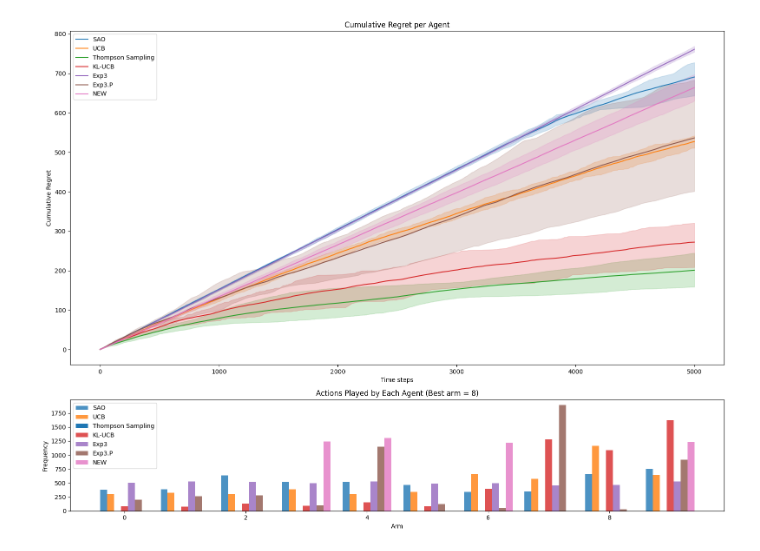
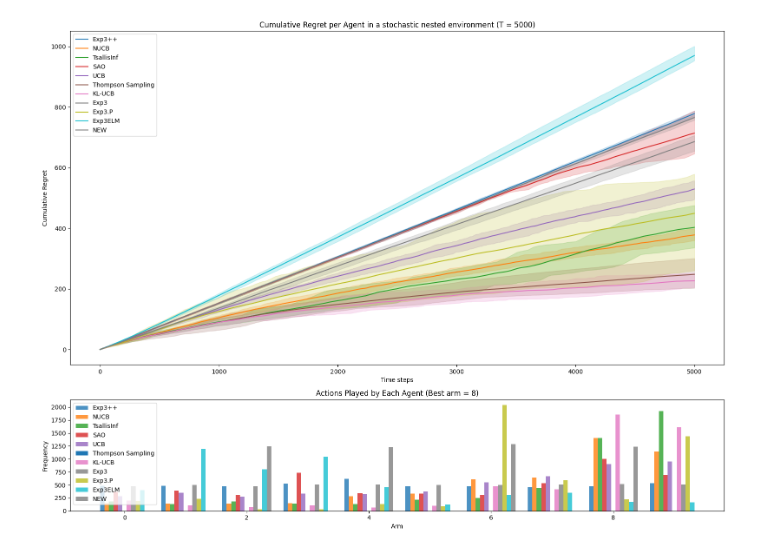
Before and after one commit to AugustinCablant/CRITEO-INTERNSHIP, a Jupyter notebook: MAB_nested_simulations.ipynb, the cells around one changed output. Cells and saved outputs as stored; diff of their text form; code cells hidden in the pictures.

```diff
--- a/MAB_nested_simulations.ipynb
+++ b/MAB_nested_simulations.ipynb
@@ -20,6 +20,8 @@ class NestedBanditEnv(gym.Env):
     def __init__(self, seed=None):
         super(NestedBanditEnv, self).__init__()
         self.tree = self.generate_tree()
+        means = [self.tree.get_mu_leaf(leaf) for leaf in self.tree.get_all_leaves()]
+        self.DELTA = np.array([max(means) - mean for mean in means])
         self.rng = np.random.default_rng(seed)
 
         self.tree.step()  # initial sampling
@@ -98,8 +104,11 @@ class NestedBanditEnv(gym.Env):
 # %%
 import seaborn as sns
 from tqdm import tqdm
+import numpy as np
+from collections import Counter
+import matplotlib.pyplot as plt
 colors = sns.color_palette('colorblind')
-import matplotlib.pyplot as plt
+
 
 def experiment(environment, agents, Nmc, T):
     all_data = {}
@@ -123,7 +132,10 @@ def play(environment, agent, Nmc, T):
             if agent.nested():
                 index_action = agent.draw_action(environment.tree)
             else:
-                index_action = agent.draw_action()
+                if agent.name()=="Exp3++":
+                    index_action = agent.draw_action(gaps=environment.DELTA)
+                else:
+                    index_action = agent.draw_action()
             _, r, _, info = environment.step(index_action)
             agent.observe_reward(r)
 
@@ -132,7 +144,7 @@ def play(environment, agent, Nmc, T):
     return agent.name(), data
 
 
-def plot_regret(regrets, logscale = False, lb = None, q = 10, save_pdf = None):
+def plot_regret(regrets, logscale = False, lb = None, q = 10, save_pdf = None, horizon=5_000):
     """
     regrets must be a dict {'agent_id':regret_table}
     """
@@ -162,20 +174,14 @@ def plot_regret(regrets, logscale = False, lb = None, q = 10, save_pdf = None):
     plt.xlabel('time steps')
     plt.ylabel('Cumulative Regret')
     plt.legend()
+    plt.title(f"Cumulative Regret per Agent in a stochastic nested environment (T = {horizon})")
     if save_pdf != None:
         plt.savefig(f'{save_pdf}')
     reg_plot.show()
 
 
-import matplotlib.pyplot as plt
-import numpy as np
-from collections import Counter
 
-# Palette de couleurs (modifiable selon le nombre d'agents)
-colors = ['tab:blue', 'tab:orange', 'tab:green', 'tab:red', 'tab:purple',
-          'tab:brown', 'tab:pink', 'tab:gray', 'tab:olive', 'tab:cyan']
-
-def plot_regret_and_histogram(regrets, agents, env, logscale=False, lb=None, q=10, save_pdf=None):
+def plot_regret_and_histogram(regrets, agents, env, logscale=False, lb=None, q=10, save_pdf=None, horizon=5_000):
     """
     Plot cumulative regret and histogram of actions played by each agent.
 
@@ -207,7 +213,7 @@ def plot_regret_and_histogram(regrets, agents, env, logscale=False, lb=None, q=1
     ax_regret.set_ylabel("Cumulative Regret")
     ax_regret.set_xlabel("Time steps")
     ax_regret.legend()
-    ax_regret.set_title("Cumulative Regret per Agent")
+    ax_regret.set_title(f"Cumulative Regret per Agent in a stochastic nested environment (T = {horizon})")
 
     # --- Histogram plot ---
     width = 0.8 / len(agents)  # Adjust width for overlap
@@ -757,6 +1046,9 @@ K = 10
 
 env = NestedBanditEnv()
 tree = env.tree
+reinforce_agent = NN(tree, T)
+exp3pp = Exp3PP(tree, T)
+nucb = NUCB(tree, T)
 tsallis = TsallisInf(tree, T)
 exp3 = Exp3(tree, T)
 exp3P = Exp3P(tree, T)
@@ -765,8 +1057,9 @@ new = NestedExponentialWeights(tree, T)
 klucb = KLUCB(tree, T)
 ts = TS(tree, T)
 sao = SAO(tree, T)
+exp3elm = Exp3ELM(tree, T)
 
 
-regrets = experiment(environment=env, agents=[tsallis, sao, ucb, ts, klucb, exp3, exp3P, new], Nmc=10, T=T)
-plot_regret(regrets, logscale=False, lb=[np.sqrt(K*T*np.log(K))]*T, q=10, save_pdf=None)
+regrets = experiment(environment=env, agents=[reinforce_agent, exp3pp, nucb, tsallis, sao, ucb, ts, klucb, exp3, exp3P, exp3elm, new], Nmc=10, T=T)
+plot_regret(regrets, logscale=False, lb=[np.sqrt(K*T*np.log(K))]*T, q=10, save_pdf=None, horizon=T)
 # %% [output]
@@ -774,4 +1078,4 @@ TypeError: draw_action() missing 1 required positional argument: 't'
 # %%
-plot_regret_and_histogram(regrets, agents=[sao, ucb, ts, klucb, exp3, exp3P, new], env=env, logscale=False, lb=None, q=10, save_pdf=None)
+plot_regret_and_histogram(regrets, agents=[reinforce_agent, exp3pp, nucb, tsallis, sao, ucb, ts, klucb, exp3, exp3P, exp3elm, new], env=env, logscale=False, lb=None, q=10, save_pdf=None, horizon=T)
 # %% [output]
-[figure, old version]
+[figure, new version]
```
Also changed, not shown: parts of 6 cells of this notebook, 2 other files.
